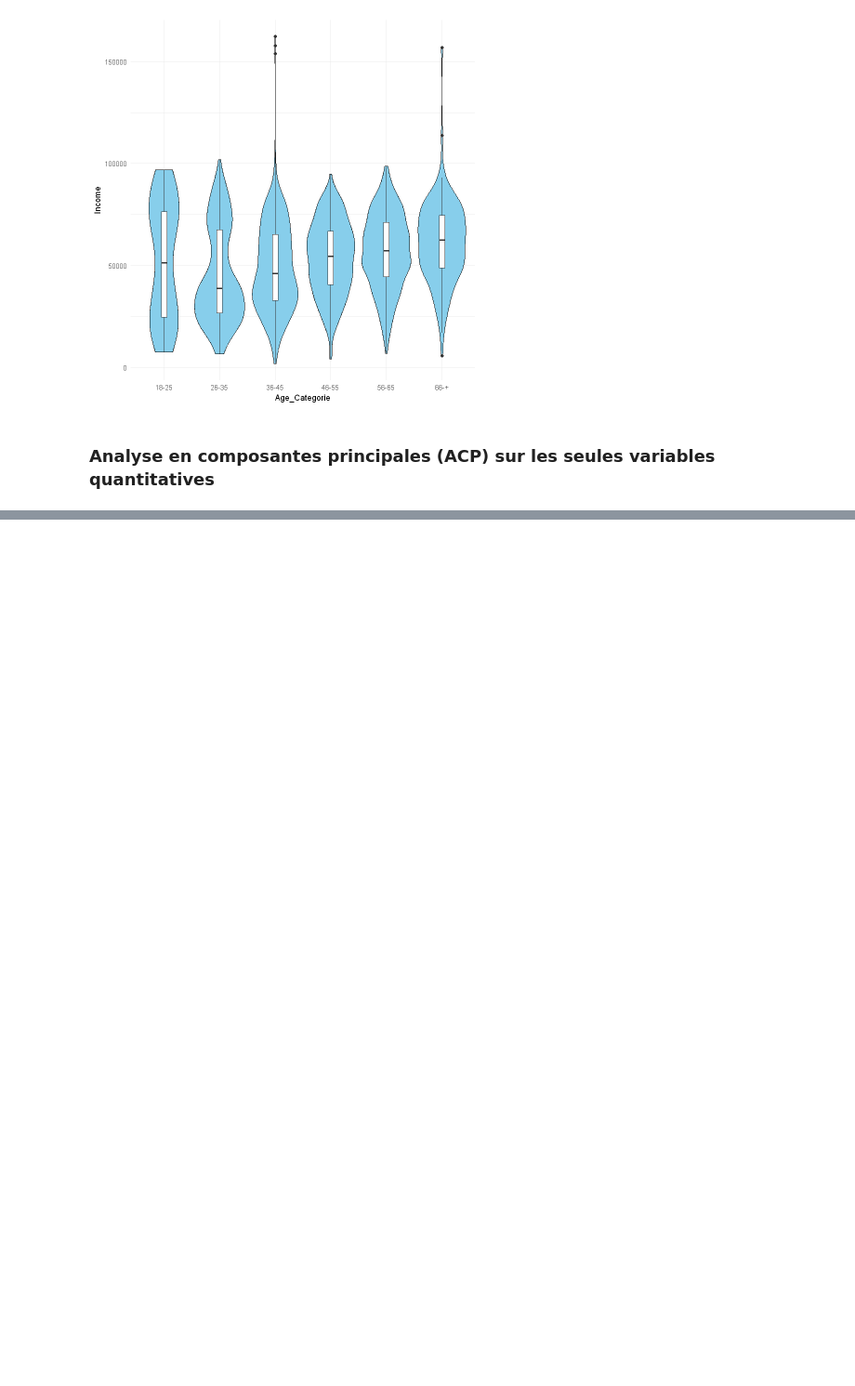
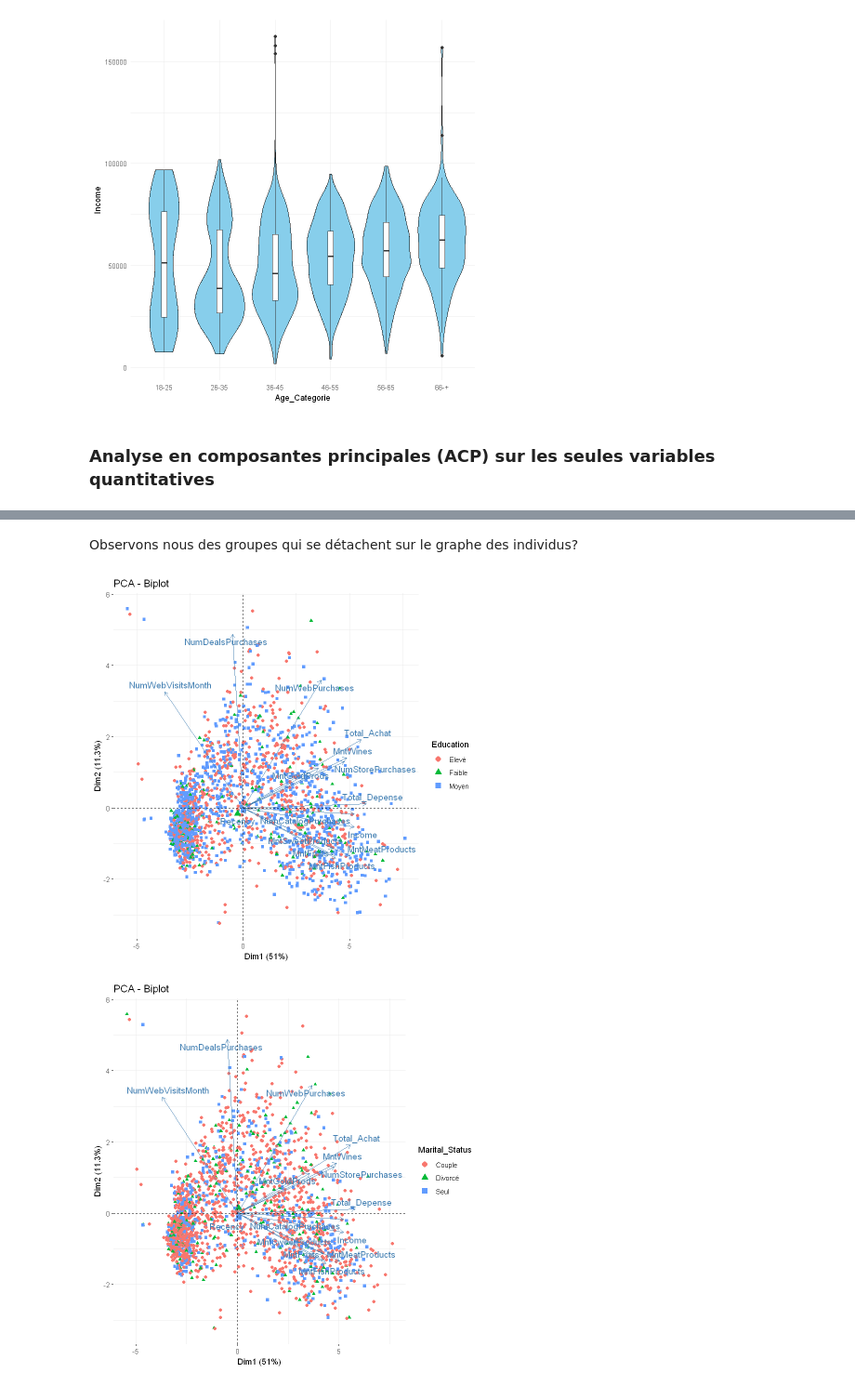
Before and after one commit to Emaglp/Data_Analysis, a Jupyter notebook: JL_R_.ipynb, the cells around one changed output, grey strips where cells are left out. Shown at 93% size. Drawn from its saved outputs; the diff is of its cells as text; code cells hidden in the pictures; blank space fills up the shorter version.

```diff
--- a/JL_R_.ipynb
+++ b/JL_R_.ipynb
@@ -532,0 +597,11 @@ fviz_pca_ind(acp,col.ind="contrib",label="none",gradient.cols = c("white", "#2E9
+# %% [markdown]
+Observons nous des groupes qui se détachent sur le graphe des individus?
+# %%
+fviz_pca_biplot(acp, label = "var", habillage = 1,repel = TRUE)
+fviz_pca_biplot(acp, label = "var", habillage = 2,repel = TRUE)
+fviz_pca_biplot(acp, label = "var", habillage = 3,repel = TRUE)
+fviz_pca_biplot(acp, label = "var", habillage = 4,repel = TRUE)
+fviz_pca_biplot(acp, label = "var", habillage = 5,repel = TRUE)
+# %% [output]
+[figure, added]
+[figure, added]
```
Also changed, not shown: parts of 20 cells of this notebook.
